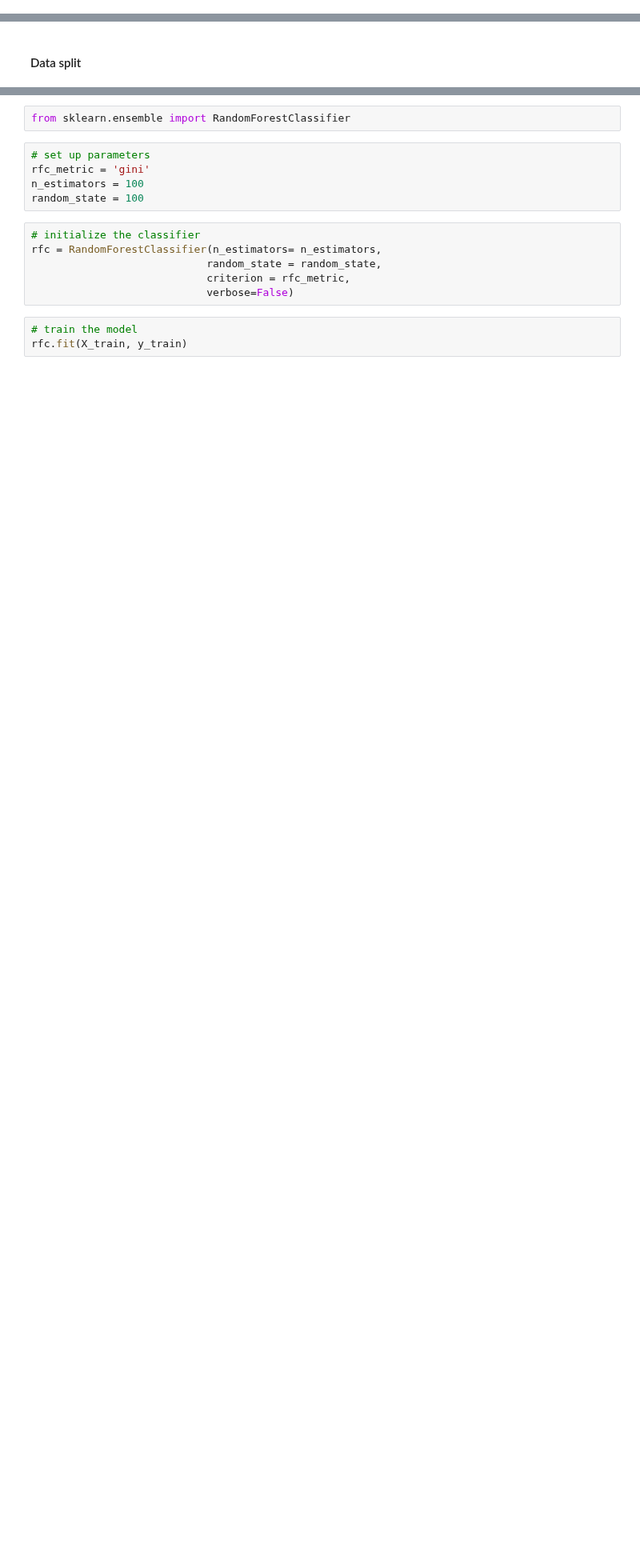
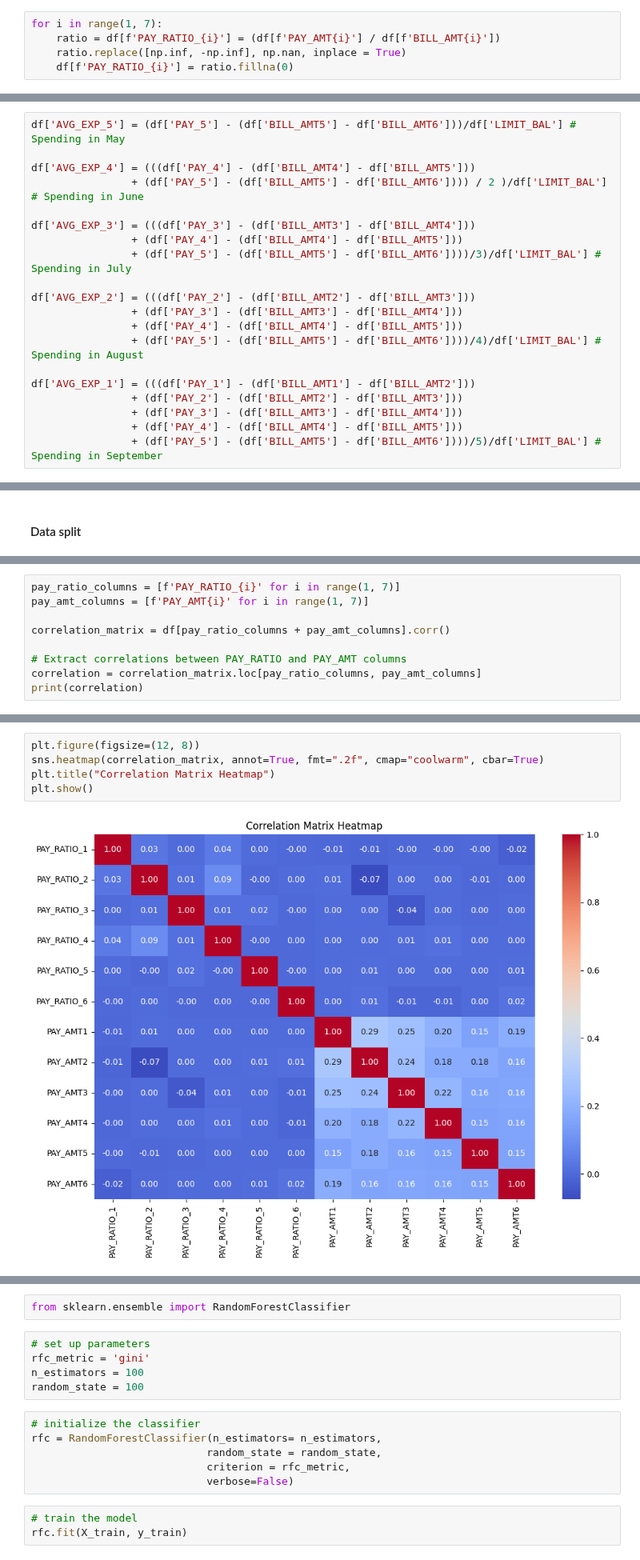
Before and after one commit to minjeoungneev/Default_Credit_Card, a Jupyter notebook: Models.ipynb, the cells around one changed output, grey strips where cells are left out. Shown at 80% size. Cells and saved outputs as stored; diff of their text form; blank space fills up the shorter version.

```diff
--- a/Models.ipynb
+++ b/Models.ipynb
@@ -16,0 +56,5 @@ df_encoded = pd.get_dummies(df, columns=categorical_columns, drop_first=True)
+# %%
+for i in range(1, 7):
+    ratio = df[f'PAY_RATIO_{i}'] = (df[f'PAY_AMT{i}'] / df[f'BILL_AMT{i}'])
+    ratio.replace([np.inf, -np.inf], np.nan, inplace = True)
+    df[f'PAY_RATIO_{i}'] = ratio.fillna(0)
@@ -16,0 +73,20 @@ df_encoded = pd.get_dummies(df, columns=categorical_columns, drop_first=True)
+# %%
+df['AVG_EXP_5'] = (df['PAY_5'] - (df['BILL_AMT5'] - df['BILL_AMT6']))/df['LIMIT_BAL'] # Spending in May
+
+df['AVG_EXP_4'] = (((df['PAY_4'] - (df['BILL_AMT4'] - df['BILL_AMT5']))
+                + (df['PAY_5'] - (df['BILL_AMT5'] - df['BILL_AMT6']))) / 2 )/df['LIMIT_BAL'] # Spending in June
+
+df['AVG_EXP_3'] = (((df['PAY_3'] - (df['BILL_AMT3'] - df['BILL_AMT4']))
+                + (df['PAY_4'] - (df['BILL_AMT4'] - df['BILL_AMT5']))
+                + (df['PAY_5'] - (df['BILL_AMT5'] - df['BILL_AMT6'])))/3)/df['LIMIT_BAL'] # Spending in July
+
+df['AVG_EXP_2'] = (((df['PAY_2'] - (df['BILL_AMT2'] - df['BILL_AMT3']))
+                + (df['PAY_3'] - (df['BILL_AMT3'] - df['BILL_AMT4']))
+                + (df['PAY_4'] - (df['BILL_AMT4'] - df['BILL_AMT5']))
+                + (df['PAY_5'] - (df['BILL_AMT5'] - df['BILL_AMT6'])))/4)/df['LIMIT_BAL'] # Spending in August
+
+df['AVG_EXP_1'] = (((df['PAY_1'] - (df['BILL_AMT1'] - df['BILL_AMT2']))
+                + (df['PAY_2'] - (df['BILL_AMT2'] - df['BILL_AMT3']))
+                + (df['PAY_3'] - (df['BILL_AMT3'] - df['BILL_AMT4']))
+                + (df['PAY_4'] - (df['BILL_AMT4'] - df['BILL_AMT5']))
+                + (df['PAY_5'] - (df['BILL_AMT5'] - df['BILL_AMT6'])))/5)/df['LIMIT_BAL'] # Spending in September
@@ -44,0 +171,9 @@ X_train, X_test, y_train, y_test = train_test_split(X, y, train_size = 0.8, rand
+# %%
+pay_ratio_columns = [f'PAY_RATIO_{i}' for i in range(1, 7)]
+pay_amt_columns = [f'PAY_AMT{i}' for i in range(1, 7)]
+
+correlation_matrix = df[pay_ratio_columns + pay_amt_columns].corr()
+
+# Extract correlations between PAY_RATIO and PAY_AMT columns
+correlation = correlation_matrix.loc[pay_ratio_columns, pay_amt_columns]
+print(correlation)
@@ -44,0 +188,7 @@ X_train, X_test, y_train, y_test = train_test_split(X, y, train_size = 0.8, rand
+# %%
+plt.figure(figsize=(12, 8))
+sns.heatmap(correlation_matrix, annot=True, fmt=".2f", cmap="coolwarm", cbar=True)
+plt.title("Correlation Matrix Heatmap")
+plt.show()
+# %% [output]
+[figure, added]
```
Also changed, not shown: parts of 53 cells of this notebook, 1 other file.
